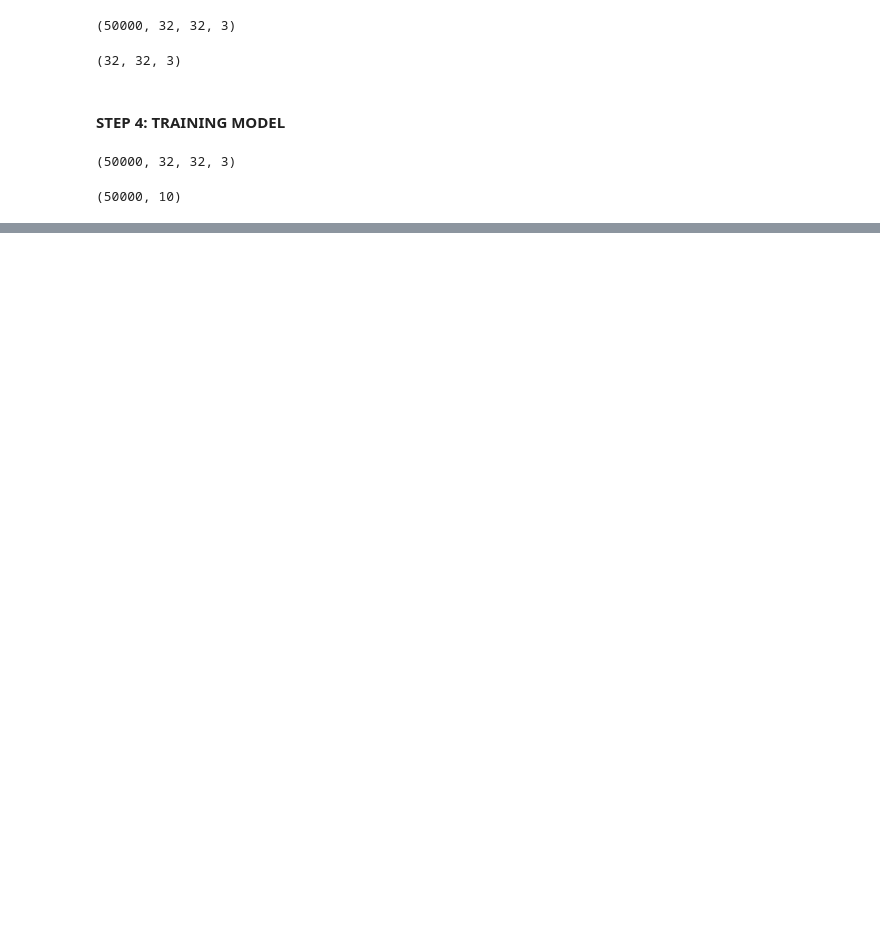
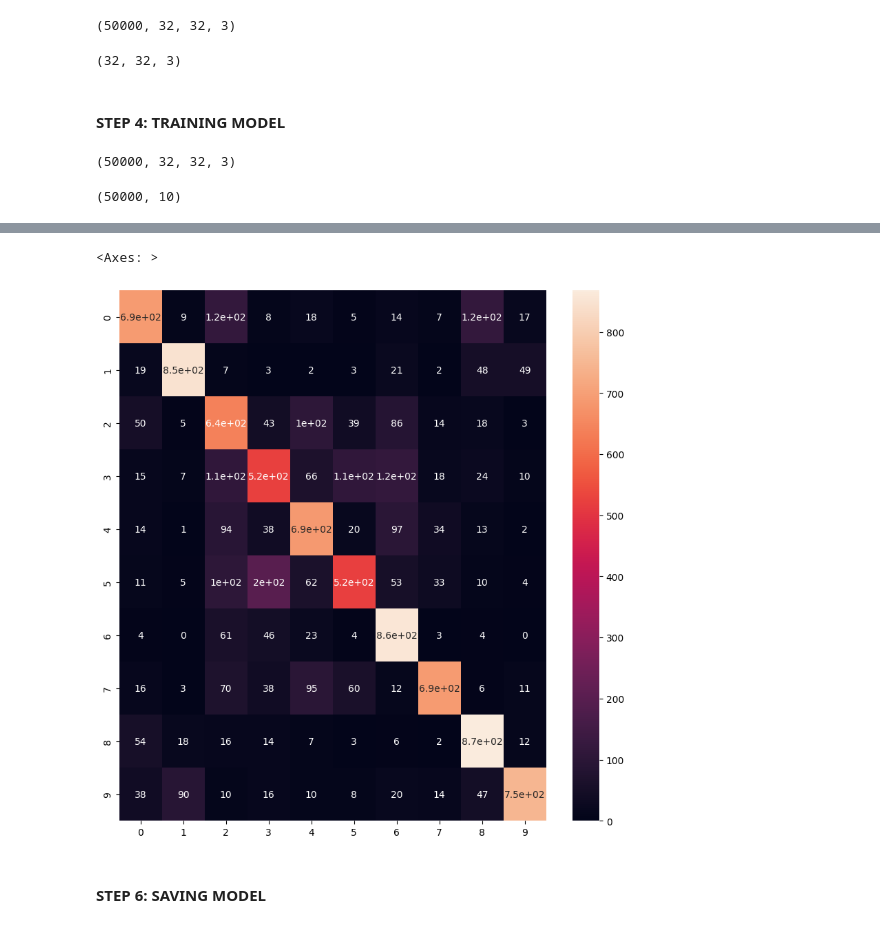
Before and after one commit to Abisheklimbu/Machine_Learning_Project, a Jupyter notebook: Imgae_Classification_Cifar10/image_classification.ipynb, the cells around one changed output, grey strips where cells are left out. Drawn from its saved outputs; the diff is of its cells as text; code cells hidden in the pictures; blank space fills up the shorter version.

```diff
--- a/Imgae_Classification_Cifar10/image_classification.ipynb
+++ b/Imgae_Classification_Cifar10/image_classification.ipynb
@@ -193,5 +197,5 @@ y_train.shape
 cnn_model.compile(loss='categorical_crossentropy', optimizer= keras.optimizers.RMSprop(learning_rate= 0.001), metrics=['accuracy'] )
 
 # fit trainig data to model
-history= cnn_model.fit(X_train, y_train, batch_size=50, epochs=20, shuffle= True)
+history= cnn_model.fit(X_train, y_train, batch_size=50, epochs=10, shuffle= True)
 # %% [output]
@@ -214,0 +236,6 @@ Epoch 20/20
+# %%
+# Get predicted probabilities
+predicted_probabilities = cnn_model.predict(X_test)
+
+# Convert probabilities to class labels
+predicted_classes = np.argmax(predicted_probabilities, axis=1)
@@ -214,0 +258,4 @@ Epoch 20/20
+# %%
+# converting into argmax
+y_test = y_test.argmax(1)
+y_test
@@ -214,0 +298,4 @@ Epoch 20/20
+# %%
+from sklearn.metrics import confusion_matrix
+cm = confusion_matrix(y_test, predicted_classes)
+cm
@@ -214,0 +313,8 @@ Epoch 20/20
+# %%
+plt.figure(figsize=(10,10))
+sns.heatmap(cm, annot=True)
+# %% [output]
+<Axes: >
+[figure, added]
+# %% [markdown]
+#### STEP 6: SAVING MODEL
```
Also changed, not shown: parts of 16 cells of this notebook, 1 other file.
